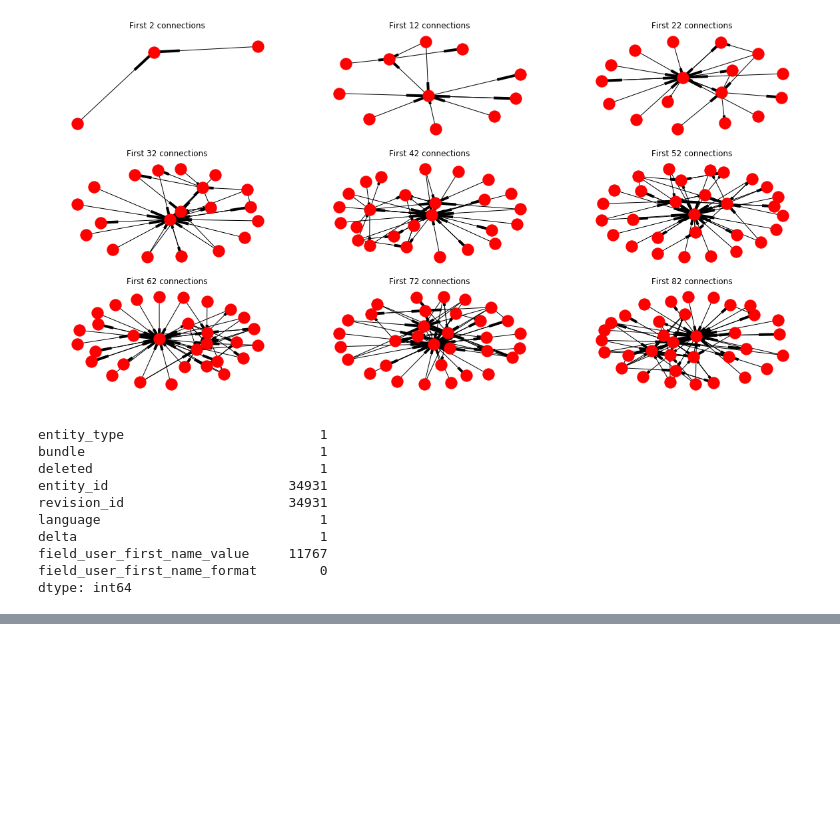
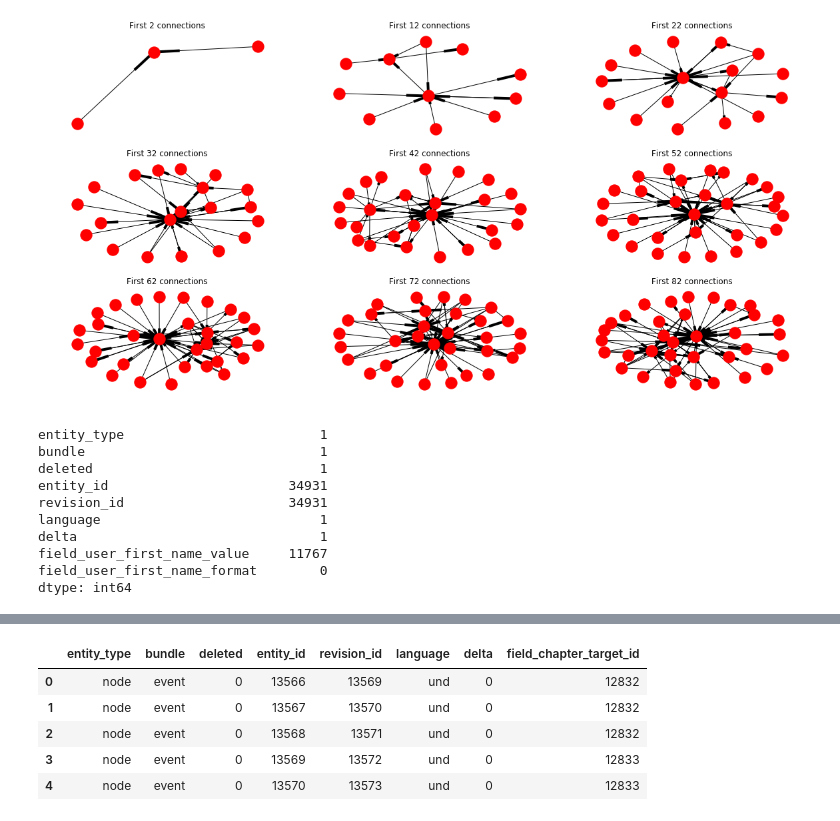
Before and after one commit to Rony-A/travel-massive, a Jupyter notebook: TravelMassive.ipynb, the cells around one changed output, grey strips where cells are left out. Drawn from its saved outputs; the diff is of its cells as text; code cells hidden in the pictures; blank space fills up the shorter version.

```diff
--- a/TravelMassive.ipynb
+++ b/TravelMassive.ipynb
@@ -15,12 +15,16 @@ conn = pymysql.connect("localhost","root",password,"travelmassive" )
 # %%
 tables = ['flagging']
 # %%
+def load_table(table, connection = conn):
+    query = 'SELECT * FROM ' + table
+    table = pd.read_sql(sql=query, con=connection)
+    return table
+
 def ram_rambo(tables, connection):
     "loads all the tables from the list 'tables' into a dictionary"
     database_as_dict = {}
     for table in tables:
-        query = 'SELECT * FROM ' + table
-        database_as_dict[table] = pd.read_sql(sql=query, con=connection)
+        database_as_dict[table] = load_table(table, connection = connection)
     return database_as_dict
 # %%
 df = pd.read_sql('SELECT * FROM flagging', con=conn)
@@ -193,0 +109,9 @@ ddff[ddff.Company =='The Data Analysis Bureau']
+# %%
+load_table('field_data_field_country').head()
+# %% [output]
+|  | entity_type | bundle | deleted | entity_id | revision_id | language | delta | field_chapter_target_id |
+| 0 | node | event | 0 | 13566 | 13569 | und | 0 | 12832 |
+| 1 | node | event | 0 | 13567 | 13570 | und | 0 | 12832 |
+| 2 | node | event | 0 | 13568 | 13571 | und | 0 | 12832 |
+| 3 | node | event | 0 | 13569 | 13572 | und | 0 | 12833 |
+| 4 | node | event | 0 | 13570 | 13573 | und | 0 | 12833 |
```
Also changed, not shown: parts of 12 cells of this notebook.
